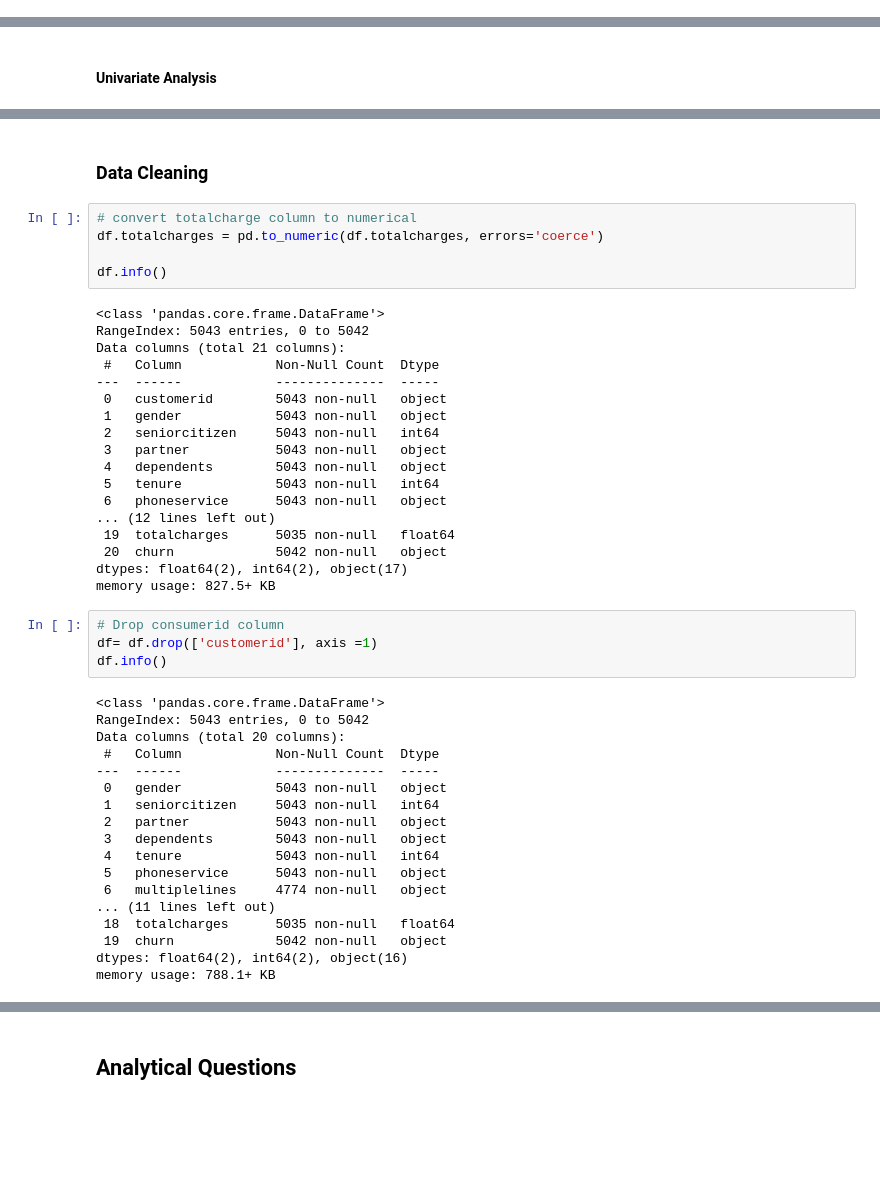
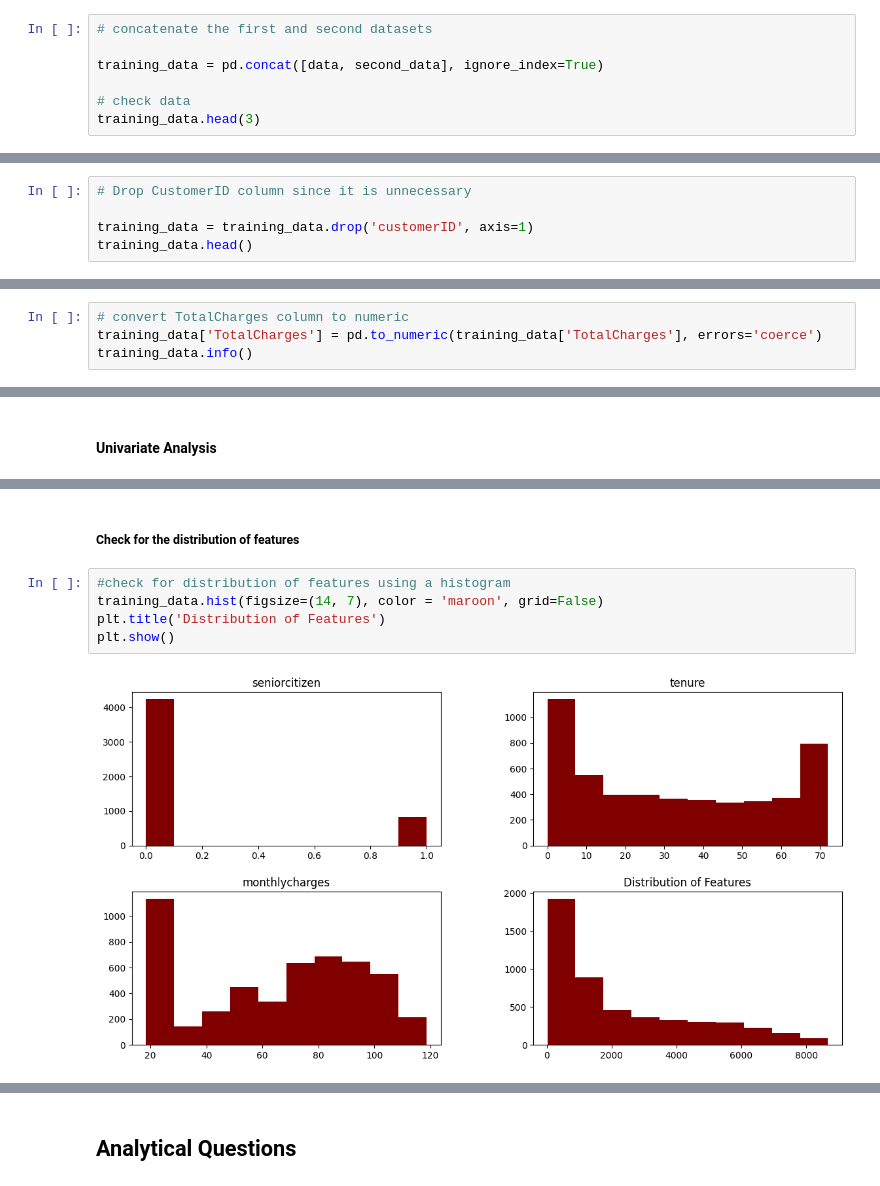
Before and after one commit to ZawadiLMG/Customer-Churn-Prediction, a Jupyter notebook: Notebooks/churn.ipynb, the cells around one changed output, grey strips where cells are left out. Cells and saved outputs as stored; diff of their text form; blank space fills up the shorter version.

```diff
--- a/Notebooks/churn.ipynb
+++ b/Notebooks/churn.ipynb
@@ -97,0 +121,7 @@ second_data.head(5)
+# %%
+# concatenate the first and second datasets
+
+training_data = pd.concat([data, second_data], ignore_index=True)
+
+# check data
+training_data.head(3)
@@ -263,0 +290,5 @@ df.head()
+# %%
+# Drop CustomerID column since it is unnecessary
+
+training_data = training_data.drop('customerID', axis=1)
+training_data.head()
@@ -263,0 +302,4 @@ df.head()
+# %%
+# convert TotalCharges column to numeric
+training_data['TotalCharges'] = pd.to_numeric(training_data['TotalCharges'], errors='coerce')
+training_data.info()
@@ -340,47 +439,9 @@ dtype: int64
-# %% [markdown]
-### Data Cleaning
-# %%
-# convert totalcharge column to numerical
-df.totalcharges = pd.to_numeric(df.totalcharges, errors='coerce')
-
-df.info()
-# %% [output]
-<class 'pandas.core.frame.DataFrame'>
-RangeIndex: 5043 entries, 0 to 5042
-Data columns (total 21 columns):
- #   Column            Non-Null Count  Dtype
----  ------            --------------  -----
- 0   customerid        5043 non-null   object
- 1   gender            5043 non-null   object
- 2   seniorcitizen     5043 non-null   int64
- 3   partner           5043 non-null   object
- 4   dependents        5043 non-null   object
- 5   tenure            5043 non-null   int64
- 6   phoneservice      5043 non-null   object
-... (12 lines left out)
- 19  totalcharges      5035 non-null   float64
- 20  churn             5042 non-null   object
-dtypes: float64(2), int64(2), object(17)
-memory usage: 827.5+ KB
-# %%
-# Drop consumerid column
-df= df.drop(['customerid'], axis =1)
-df.info()
-# %% [output]
-<class 'pandas.core.frame.DataFrame'>
-RangeIndex: 5043 entries, 0 to 5042
-Data columns (total 20 columns):
- #   Column            Non-Null Count  Dtype
----  ------            --------------  -----
- 0   gender            5043 non-null   object
- 1   seniorcitizen     5043 non-null   int64
- 2   partner           5043 non-null   object
- 3   dependents        5043 non-null   object
- 4   tenure            5043 non-null   int64
- 5   phoneservice      5043 non-null   object
- 6   multiplelines     4774 non-null   object
-... (11 lines left out)
- 18  totalcharges      5035 non-null   float64
- 19  churn             5042 non-null   object
-dtypes: float64(2), int64(2), object(16)
-memory usage: 788.1+ KB
+# %% [markdown]
+##### Check for the distribution of features
+# %%
+#check for distribution of features using a histogram
+training_data.hist(figsize=(14, 7), color = 'maroon', grid=False)
+plt.title('Distribution of Features')
+plt.show()
+# %% [output]
+[figure, added]
```
Also changed, not shown: parts of 153 cells of this notebook, 1 other file.
